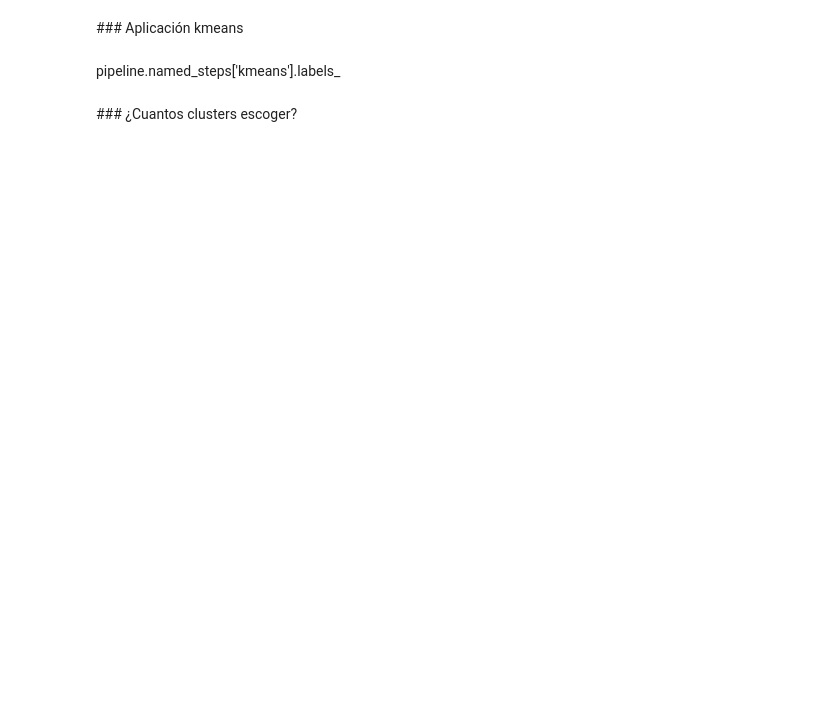
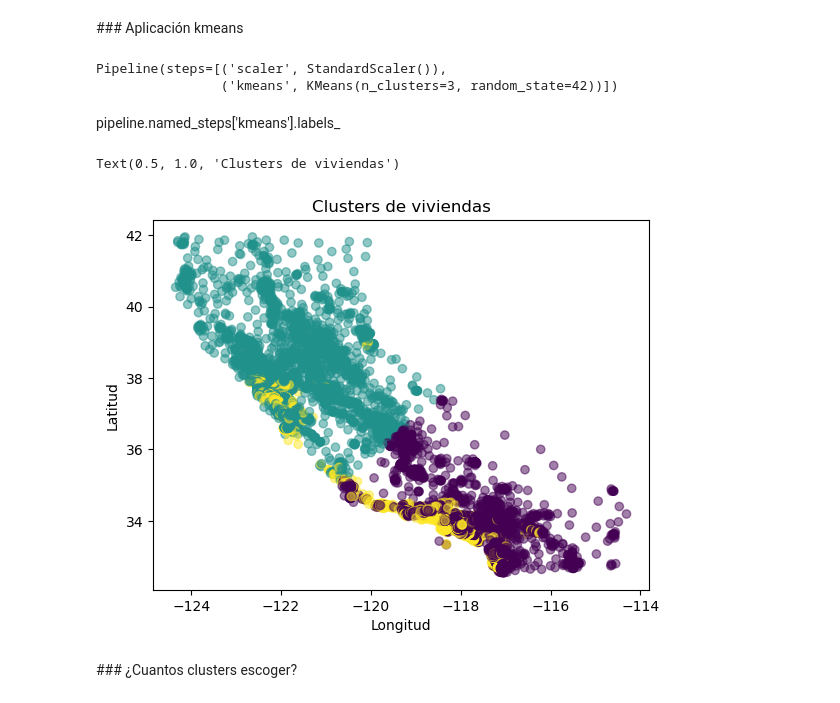
Before and after one commit to zayo1511/LabAprEst, a Jupyter notebook: Parcial4/Aplicación kmeans_sin_resolver.ipynb, the cells around one changed output. Cells and saved outputs as stored; diff of their text form; code cells hidden in the pictures; blank space fills up the shorter version.

```diff
--- a/Parcial4/Aplicación kmeans_sin_resolver.ipynb
+++ b/Parcial4/Aplicación kmeans_sin_resolver.ipynb
@@ -10,19 +10,35 @@ import warnings
 warnings.filterwarnings("ignore")
 
 # Cargar el archivo CSV subido
-df = pd.read_csv("housing.csv")
+df = pd.read_csv("Data/housing.csv")
 
 # Solo quedate con longitud, latitud y precio
 df = df[['median_house_value', 'latitude', 'longitude']]
 
 
 ### Crae al pipeline y haz fit
+pipeline = Pipeline([
+    ('scaler', StandardScaler()),
+    ('kmeans', KMeans(n_clusters=3, random_state=42))
+])
+pipeline.fit(df)
+# %% [output]
+Pipeline(steps=[('scaler', StandardScaler()),
+                ('kmeans', KMeans(n_clusters=3, random_state=42))])
 # %% [markdown]
 pipeline.named_steps['kmeans'].labels_
 # %%
 # Obten los clusters
+df['cluster'] = pipeline.predict(df)
 # %%
 # Graficar
+plt.scatter(df['longitude'], df['latitude'], c=df['cluster'], alpha=0.5)
+plt.xlabel('Longitud')
+plt.ylabel('Latitud')
+plt.title('Clusters de viviendas')
+# %% [output]
+Text(0.5, 1.0, 'Clusters de viviendas')
+[figure, added]
 # %% [markdown]
 ### ¿Cuantos clusters escoger?
 # %%
```
Also changed, not shown: parts of 1 cell of this notebook.
